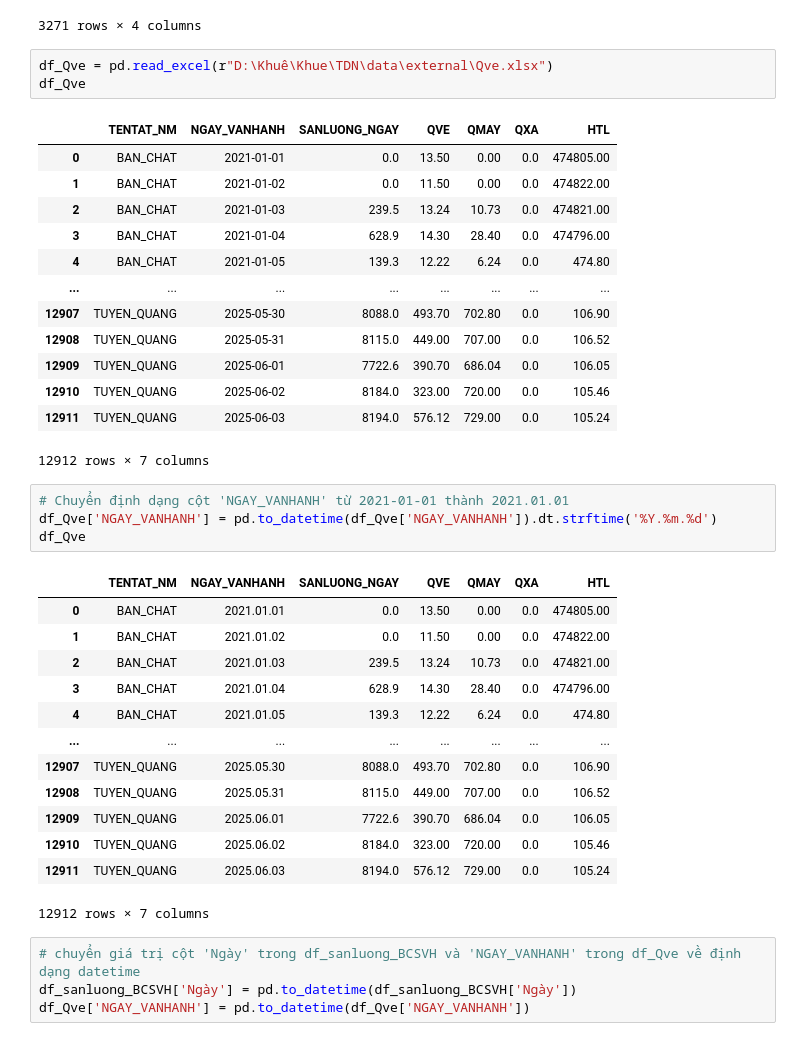
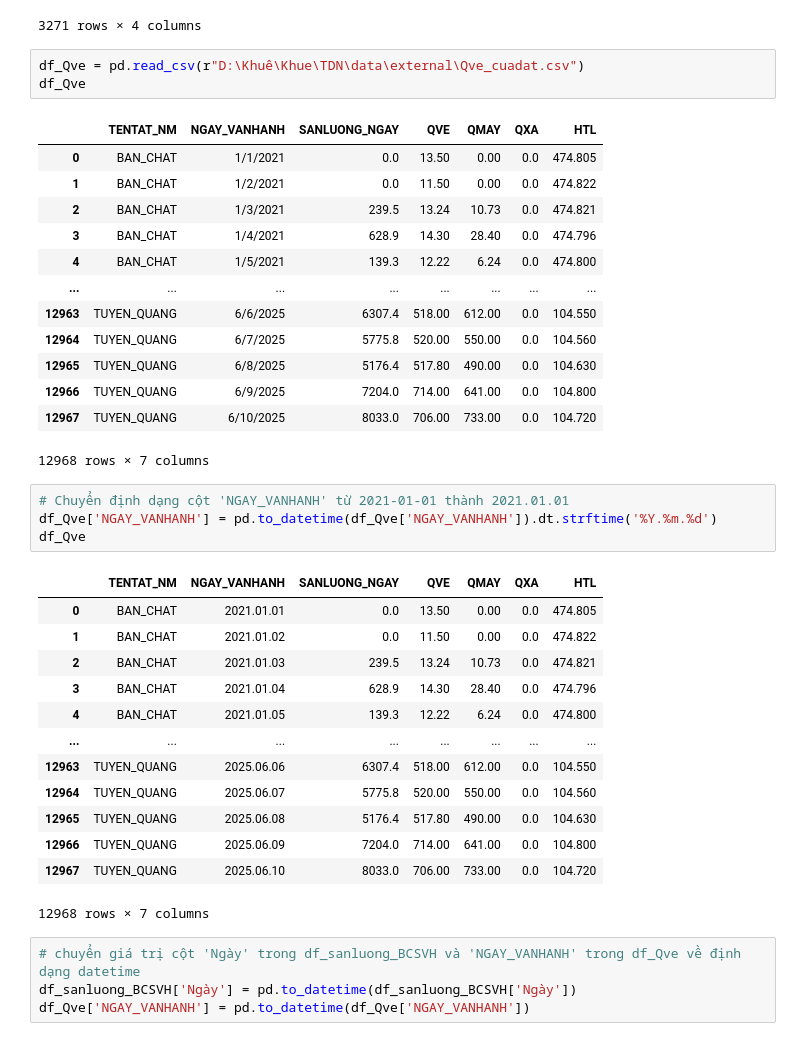
Before and after one commit to khuecoi2001/TDN_project, a Jupyter notebook: notebooks/Convert_CS_To_SL.ipynb, the cells around one changed output. Cells and saved outputs as stored; diff of their text form.

```diff
--- a/notebooks/Convert_CS_To_SL.ipynb
+++ b/notebooks/Convert_CS_To_SL.ipynb
@@ -174,40 +158,40 @@ df_sanluong_BCSVH
 | 3270 | TUYEN_QUANG | 2025.05.31 | 5.701120 | 541.85 |
 3271 rows × 4 columns
 # %%
-df_Qve = pd.read_excel(r"D:\Khuê\Khue\TDN\data\external\Qve.xlsx")
+df_Qve = pd.read_csv(r"D:\Khuê\Khue\TDN\data\external\Qve_cuadat.csv")
 df_Qve
 # %% [output]
 |  | TENTAT_NM | NGAY_VANHANH | SANLUONG_NGAY | QVE | QMAY | QXA | HTL |
-| 0 | BAN_CHAT | 2021-01-01 | 0.0 | 13.50 | 0.00 | 0.0 | 474805.00 |
-| 1 | BAN_CHAT | 2021-01-02 | 0.0 | 11.50 | 0.00 | 0.0 | 474822.00 |
-| 2 | BAN_CHAT | 2021-01-03 | 239.5 | 13.24 | 10.73 | 0.0 | 474821.00 |
-| 3 | BAN_CHAT | 2021-01-04 | 628.9 | 14.30 | 28.40 | 0.0 | 474796.00 |
-| 4 | BAN_CHAT | 2021-01-05 | 139.3 | 12.22 | 6.24 | 0.0 | 474.80 |
+| 0 | BAN_CHAT | 1/1/2021 | 0.0 | 13.50 | 0.00 | 0.0 | 474.805 |
+| 1 | BAN_CHAT | 1/2/2021 | 0.0 | 11.50 | 0.00 | 0.0 | 474.822 |
+| 2 | BAN_CHAT | 1/3/2021 | 239.5 | 13.24 | 10.73 | 0.0 | 474.821 |
+| 3 | BAN_CHAT | 1/4/2021 | 628.9 | 14.30 | 28.40 | 0.0 | 474.796 |
+| 4 | BAN_CHAT | 1/5/2021 | 139.3 | 12.22 | 6.24 | 0.0 | 474.800 |
 | ... | ... | ... | ... | ... | ... | ... | ... |
-| 12907 | TUYEN_QUANG | 2025-05-30 | 8088.0 | 493.70 | 702.80 | 0.0 | 106.90 |
-| 12908 | TUYEN_QUANG | 2025-05-31 | 8115.0 | 449.00 | 707.00 | 0.0 | 106.52 |
-| 12909 | TUYEN_QUANG | 2025-06-01 | 7722.6 | 390.70 | 686.04 | 0.0 | 106.05 |
-| 12910 | TUYEN_QUANG | 2025-06-02 | 8184.0 | 323.00 | 720.00 | 0.0 | 105.46 |
-| 12911 | TUYEN_QUANG | 2025-06-03 | 8194.0 | 576.12 | 729.00 | 0.0 | 105.24 |
+| 12963 | TUYEN_QUANG | 6/6/2025 | 6307.4 | 518.00 | 612.00 | 0.0 | 104.550 |
+| 12964 | TUYEN_QUANG | 6/7/2025 | 5775.8 | 520.00 | 550.00 | 0.0 | 104.560 |
+| 12965 | TUYEN_QUANG | 6/8/2025 | 5176.4 | 517.80 | 490.00 | 0.0 | 104.630 |
+| 12966 | TUYEN_QUANG | 6/9/2025 | 7204.0 | 714.00 | 641.00 | 0.0 | 104.800 |
+| 12967 | TUYEN_QUANG | 6/10/2025 | 8033.0 | 706.00 | 733.00 | 0.0 | 104.720 |
-12912 rows × 7 columns
+12968 rows × 7 columns
 # %%
 # Chuyển định dạng cột 'NGAY_VANHANH' từ 2021-01-01 thành 2021.01.01
 df_Qve['NGAY_VANHANH'] = pd.to_datetime(df_Qve['NGAY_VANHANH']).dt.strftime('%Y.%m.%d')
 df_Qve
 # %% [output]
 |  | TENTAT_NM | NGAY_VANHANH | SANLUONG_NGAY | QVE | QMAY | QXA | HTL |
-| 0 | BAN_CHAT | 2021.01.01 | 0.0 | 13.50 | 0.00 | 0.0 | 474805.00 |
-| 1 | BAN_CHAT | 2021.01.02 | 0.0 | 11.50 | 0.00 | 0.0 | 474822.00 |
-| 2 | BAN_CHAT | 2021.01.03 | 239.5 | 13.24 | 10.73 | 0.0 | 474821.00 |
-| 3 | BAN_CHAT | 2021.01.04 | 628.9 | 14.30 | 28.40 | 0.0 | 474796.00 |
-| 4 | BAN_CHAT | 2021.01.05 | 139.3 | 12.22 | 6.24 | 0.0 | 474.80 |
+| 0 | BAN_CHAT | 2021.01.01 | 0.0 | 13.50 | 0.00 | 0.0 | 474.805 |
+| 1 | BAN_CHAT | 2021.01.02 | 0.0 | 11.50 | 0.00 | 0.0 | 474.822 |
+| 2 | BAN_CHAT | 2021.01.03 | 239.5 | 13.24 | 10.73 | 0.0 | 474.821 |
+| 3 | BAN_CHAT | 2021.01.04 | 628.9 | 14.30 | 28.40 | 0.0 | 474.796 |
+| 4 | BAN_CHAT | 2021.01.05 | 139.3 | 12.22 | 6.24 | 0.0 | 474.800 |
 | ... | ... | ... | ... | ... | ... | ... | ... |
-| 12907 | TUYEN_QUANG | 2025.05.30 | 8088.0 | 493.70 | 702.80 | 0.0 | 106.90 |
-| 12908 | TUYEN_QUANG | 2025.05.31 | 8115.0 | 449.00 | 707.00 | 0.0 | 106.52 |
-| 12909 | TUYEN_QUANG | 2025.06.01 | 7722.6 | 390.70 | 686.04 | 0.0 | 106.05 |
-| 12910 | TUYEN_QUANG | 2025.06.02 | 8184.0 | 323.00 | 720.00 | 0.0 | 105.46 |
-| 12911 | TUYEN_QUANG | 2025.06.03 | 8194.0 | 576.12 | 729.00 | 0.0 | 105.24 |
+| 12963 | TUYEN_QUANG | 2025.06.06 | 6307.4 | 518.00 | 612.00 | 0.0 | 104.550 |
+| 12964 | TUYEN_QUANG | 2025.06.07 | 5775.8 | 520.00 | 550.00 | 0.0 | 104.560 |
+| 12965 | TUYEN_QUANG | 2025.06.08 | 5176.4 | 517.80 | 490.00 | 0.0 | 104.630 |
+| 12966 | TUYEN_QUANG | 2025.06.09 | 7204.0 | 714.00 | 641.00 | 0.0 | 104.800 |
+| 12967 | TUYEN_QUANG | 2025.06.10 | 8033.0 | 706.00 | 733.00 | 0.0 | 104.720 |
-12912 rows × 7 columns
+12968 rows × 7 columns
 # %%
 # chuyển giá trị cột 'Ngày' trong df_sanluong_BCSVH và 'NGAY_VANHANH' trong df_Qve về định dạng datetime
 df_sanluong_BCSVH['Ngày'] = pd.to_datetime(df_sanluong_BCSVH['Ngày'])
```
Also changed, not shown: parts of 10 cells of this notebook, 5 other files.
